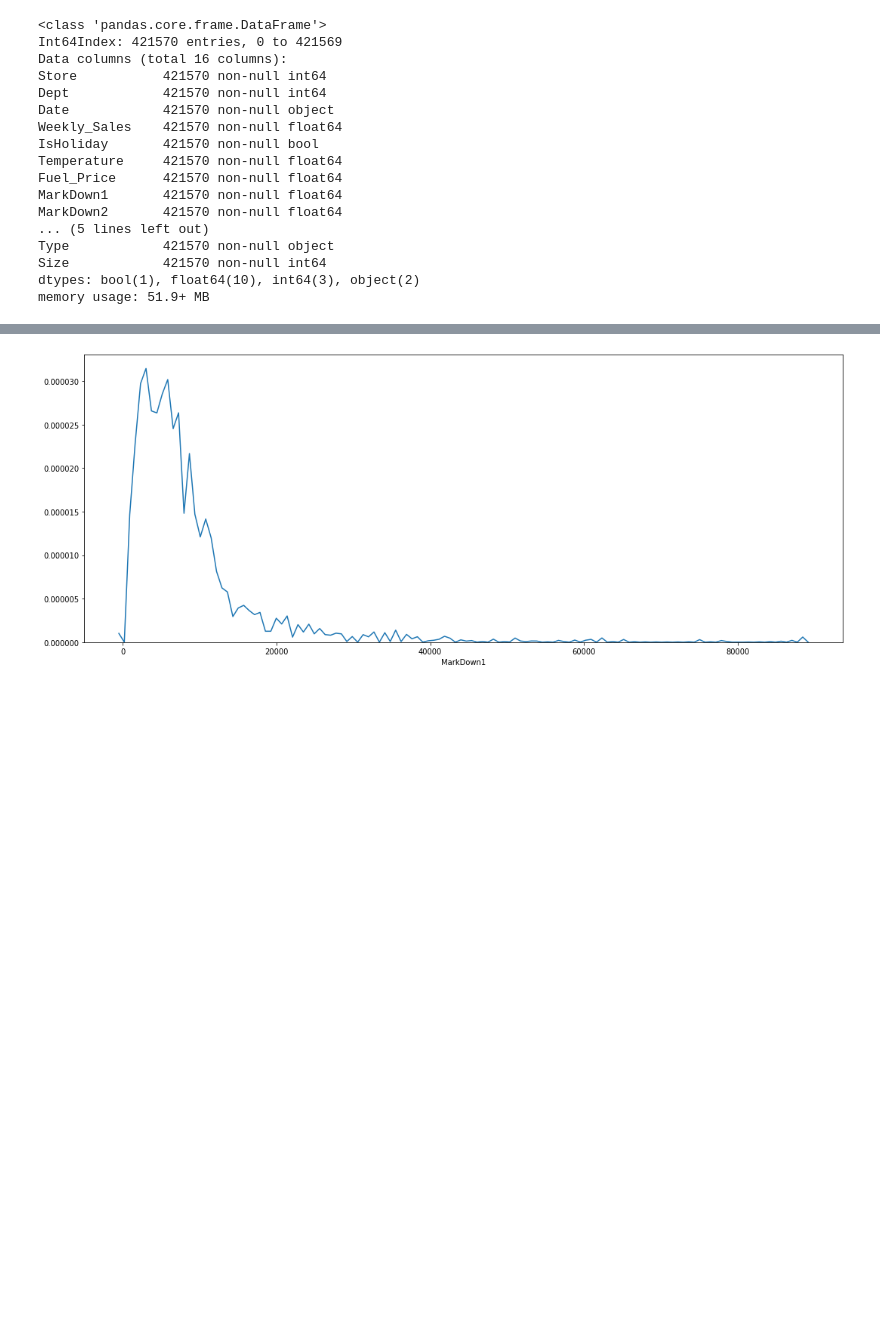
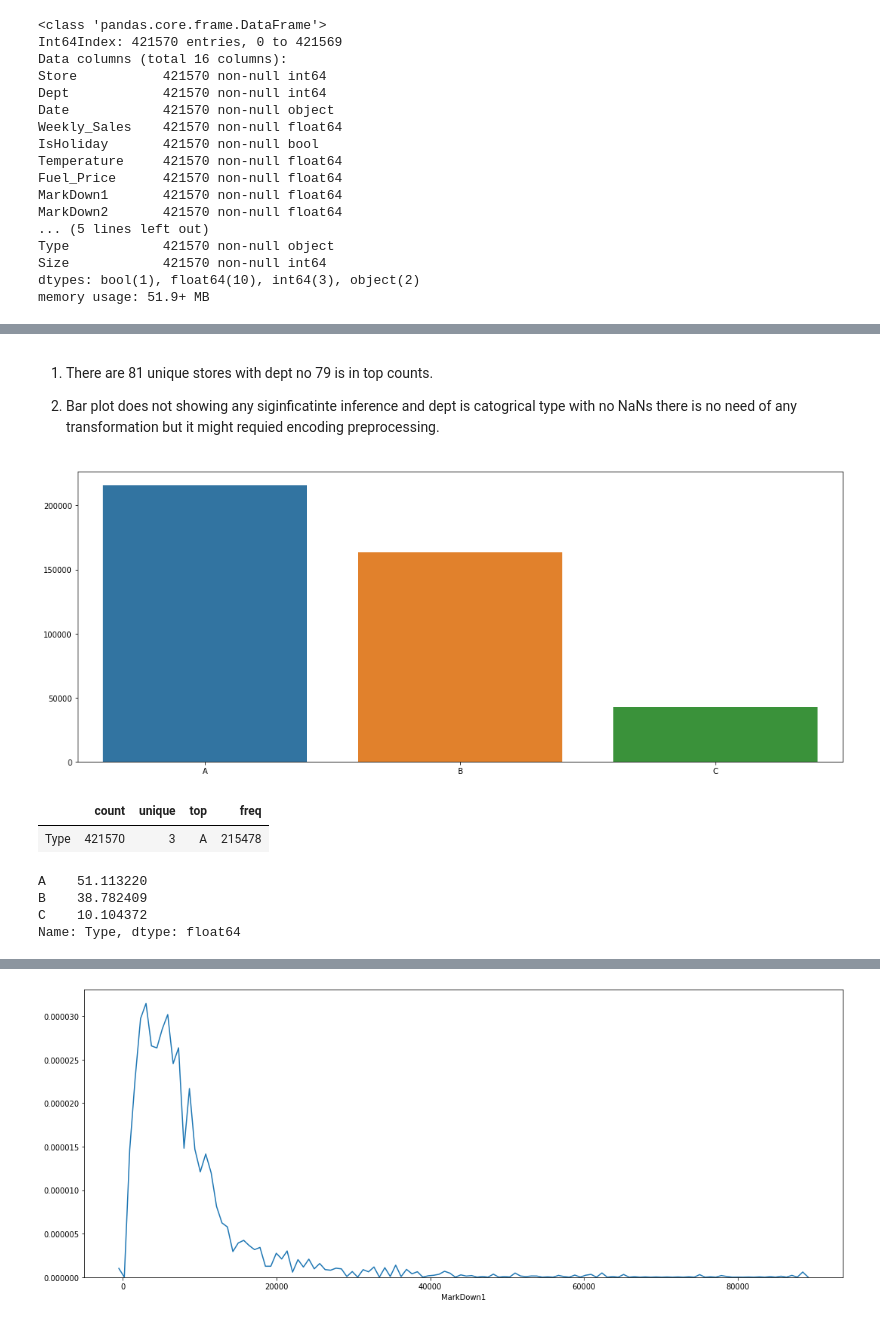
Before and after one commit to RahulRathi46/GL-CapstoneProject, a Jupyter notebook: notebooks/Notebook.ipynb, the cells around one changed output, grey strips where cells are left out. Drawn from its saved outputs; the diff is of its cells as text; code cells hidden in the pictures; blank space fills up the shorter version.

```diff
--- a/notebooks/Notebook.ipynb
+++ b/notebooks/Notebook.ipynb
@@ -262,0 +293,22 @@ def charts(data , choice = 0 , size = (15,8)): # Data Visualization Function
+# %% [markdown]
+1. There are 81 unique stores with dept no 79 is in top counts.
+
+2. Bar plot does not showing any siginficatinte inference and dept is catogrical type with no NaNs there is no need of any transformation but it might requied encoding preprocessing.
+# %%
+charts(df['Type'] , 1 , (18,7))
+# %% [output]
+[figure, added]
+# %%
+pd.DataFrame(df['Type'].describe()).T
+# %% [output]
+|  | count | unique | top | freq |
+| Type | 421570 | 3 | A | 215478 |
+# %%
+prop = df['Type'].value_counts()
+prop = (prop / prop.sum()) * 100
+prop
+# %% [output]
+A    51.113220
+B    38.782409
+C    10.104372
+Name: Type, dtype: float64
```
Also changed, not shown: parts of 64 cells of this notebook.
